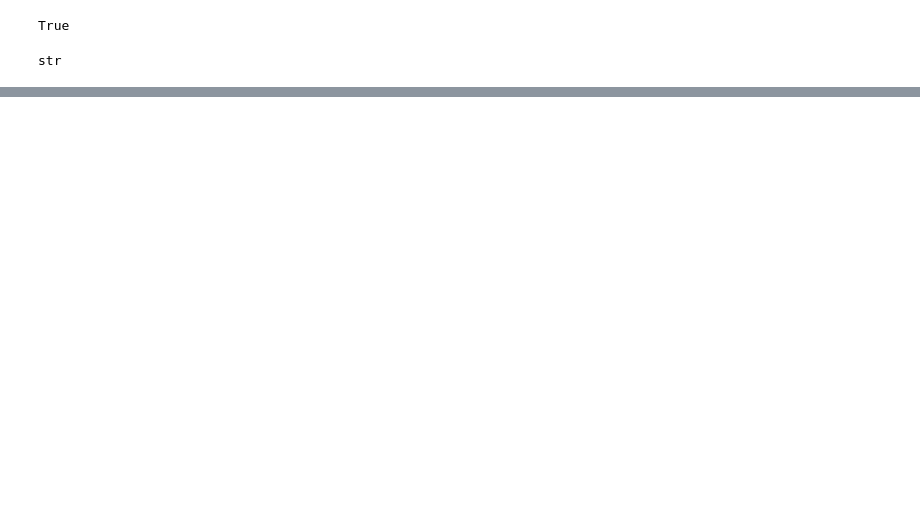
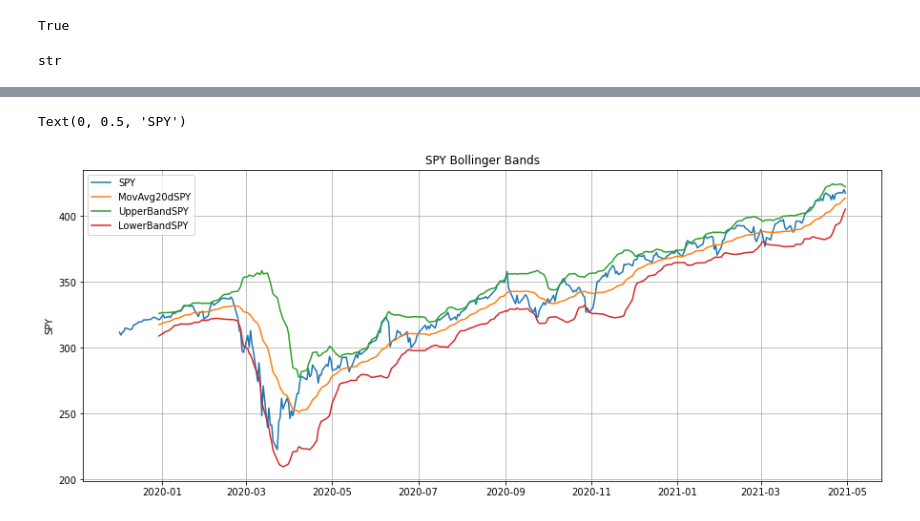
Before and after one commit to ReatoFabio/The-Bollinger-Band-, a Jupyter notebook: etfs_data.ipynb, the cells around one changed output, grey strips where cells are left out. Drawn from its saved outputs; the diff is of its cells as text; code cells hidden in the pictures; blank space fills up the shorter version.

```diff
--- a/etfs_data.ipynb
+++ b/etfs_data.ipynb
@@ -71,0 +111,16 @@ eft_closing_prices_df["VNQ"] = etfs["VNQ"]["close"]
+# %%
+# Creating Upper Band column s.t. upper band = moving avg + (SD*2)
+eft_closing_prices_df["UpperBandSPY"] = eft_closing_prices_df["MovAvg20dSPY"] + (eft_closing_prices_df["StDevSPY"] * 2)
+
+# Creating Lower Band column s.t. lower band = moving avg - (SD*2)
+eft_closing_prices_df["LowerBandSPY"] = eft_closing_prices_df["MovAvg20dSPY"] - (eft_closing_prices_df["StDevSPY"] * 2)
+
+# Plotting
+eft_closing_prices_df[["SPY","MovAvg20dSPY","UpperBandSPY","LowerBandSPY"]].plot(figsize=(15,6))
+plt.grid(True)
+plt.title("SPY Bollinger Bands")
+plt.axis("tight")
+plt.ylabel("SPY")
+# %% [output]
+Text(0, 0.5, 'SPY')
+[figure, added]
```
Also changed, not shown: parts of 13 cells of this notebook, 5 other files.
